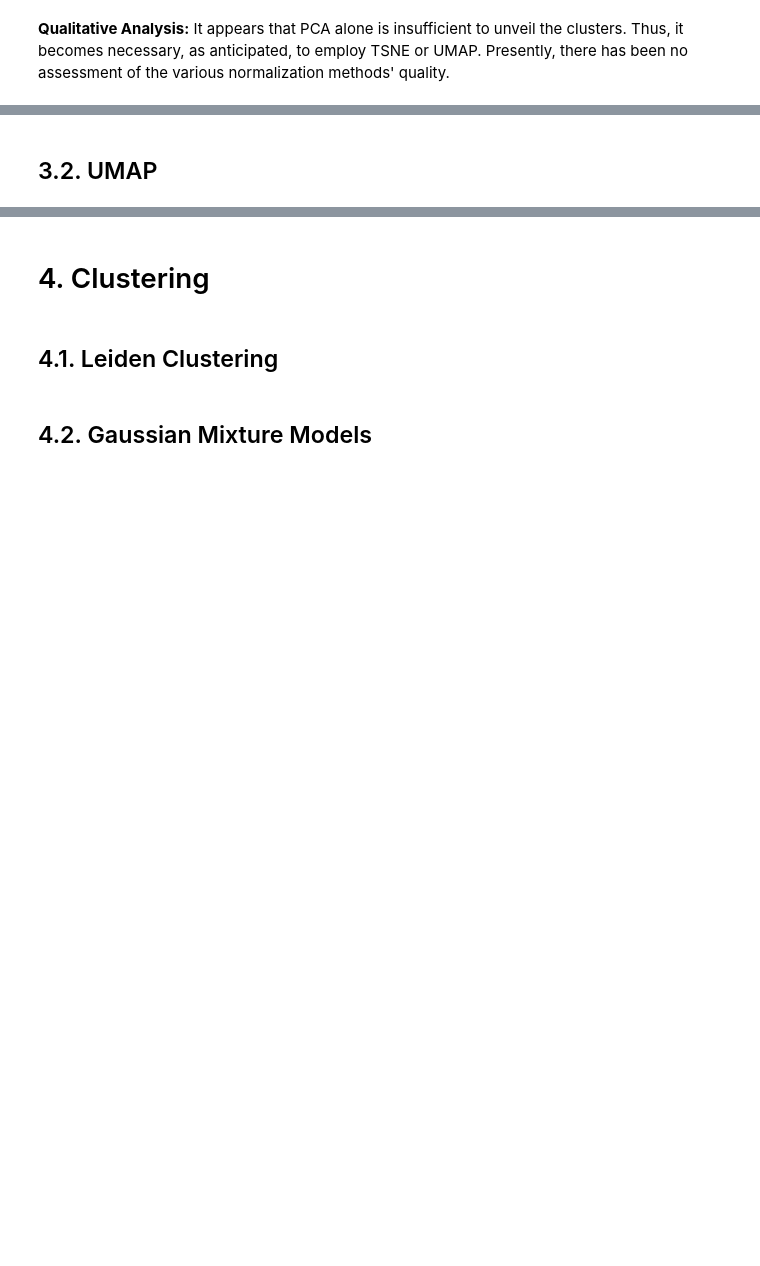
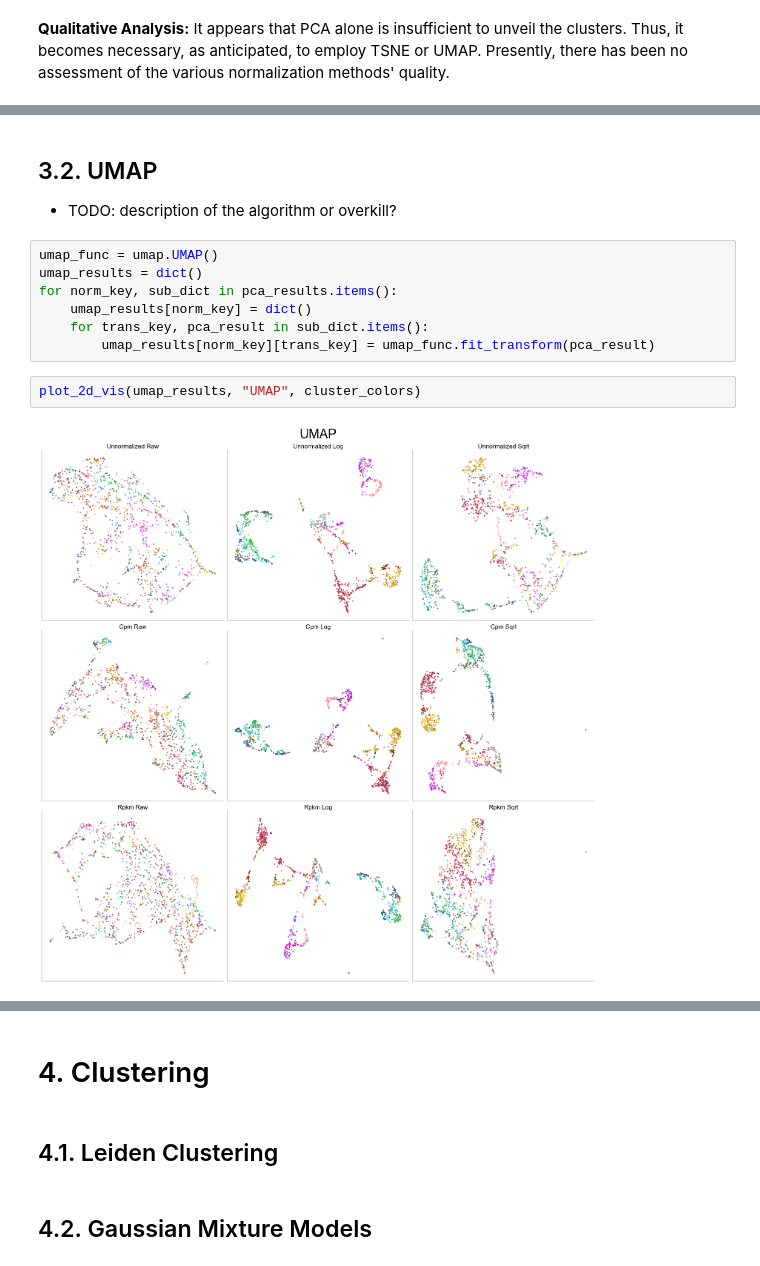
Before and after one commit to H-Kugler/neural-data-science, a Jupyter notebook: final_project/practical03_harri.ipynb, the cells around one changed output, grey strips where cells are left out. Saved outputs shown, nothing was run; the diff lists cells and outputs as text; blank space fills up the shorter version.

```diff
--- a/final_project/practical03_harri.ipynb
+++ b/final_project/practical03_harri.ipynb
@@ -524,2 +566,15 @@ plot_2d_vis(pca_results, "Visualizing the first two PCs", cluster_colors)
 # %% [markdown]
 ## 3.2. UMAP
+
+- TODO: description of the algorithm or overkill?
+# %%
+umap_func = umap.UMAP()
+umap_results = dict()
+for norm_key, sub_dict in pca_results.items():
+    umap_results[norm_key] = dict()
+    for trans_key, pca_result in sub_dict.items():
+        umap_results[norm_key][trans_key] = umap_func.fit_transform(pca_result)
+# %%
+plot_2d_vis(umap_results, "UMAP", cluster_colors)
+# %% [output]
+[figure, added]
```
Also changed, not shown: parts of 20 cells of this notebook, 1 other file.
